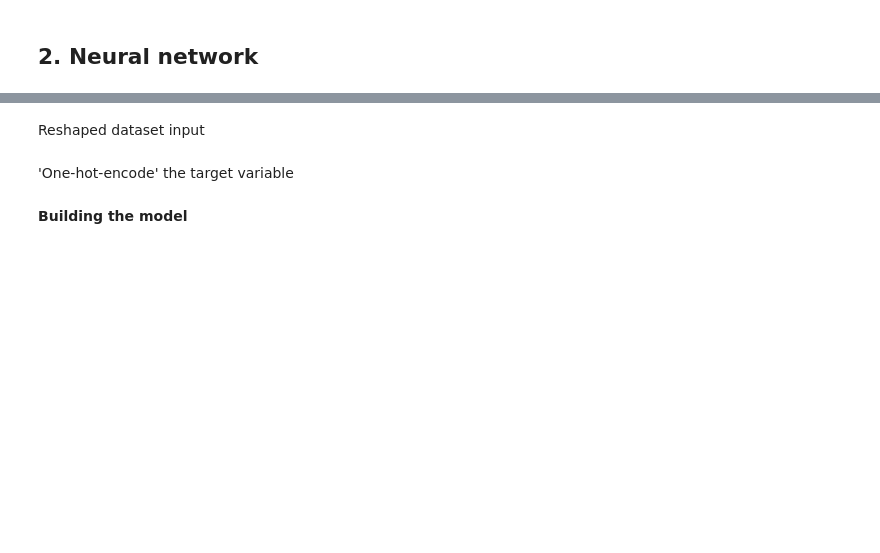
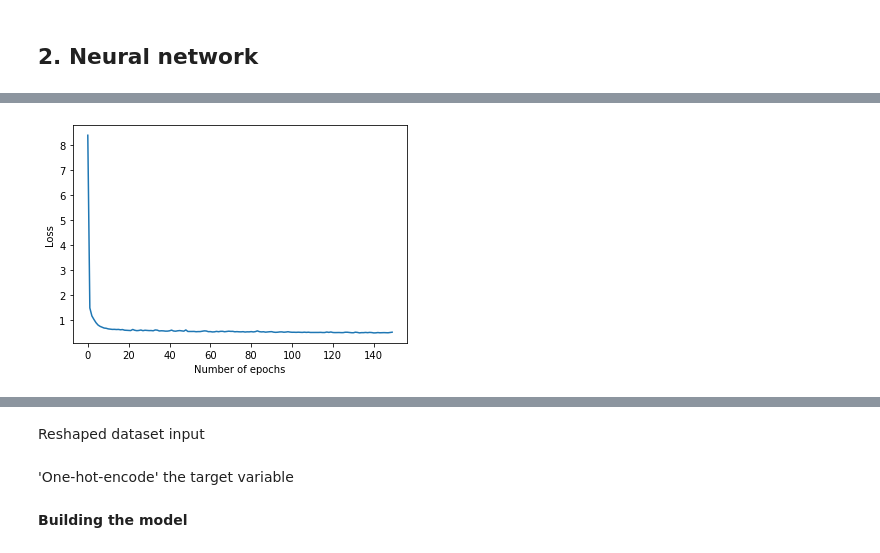
Before and after one commit to fernandolucasaa/computerGeneratedHolography, a Jupyter notebook: neural_network/jupyter_neural_network_classification_problem_holograms.ipynb, the cells around one changed output, grey strips where cells are left out. Drawn from its saved outputs; the diff is of its cells as text; code cells hidden in the pictures; blank space fills up the shorter version.

```diff
--- a/neural_network/jupyter_neural_network_classification_problem_holograms.ipynb
+++ b/neural_network/jupyter_neural_network_classification_problem_holograms.ipynb
@@ -55,0 +53,24 @@ Wall time: 19.2 s
+# %%
+# Create the model
+model = Sequential() # build a model layer by layer
+
+# Add model layers
+
+# First layer (input layer)
+nb_nodes1 = 12
+input_dim1 = 8
+activation1 = 'relu' # Rectified linear unit (ReLU)
+
+model.add(Dense(nb_nodes1, input_dim=input_dim1, activation=activation1))
+
+# Second layer (hidden layer)
+nb_nodes2 = 8
+activation2 = 'relu' # Rectified linear unit (ReLU)
+
+model.add(Dense(nb_nodes2, activation=activation2))
+
+# Third layer (output layer)
+nb_nodes3 = 1
+activation3 = 'sigmoid' # Sigmoid, ensures the newtowork output between 0 and 1
+
+model.add(Dense(nb_nodes3, activation=activation3))
@@ -55,0 +81,7 @@ Wall time: 19.2 s
+# %%
+# loss_fct = 'categorical_crossentropy' # Used for classification problem
+loss_fct = 'binary_crossentropy'
+opt_fct = 'adam' # Popular version of Gradient Descent
+metrics_fct = ['accuracy'] # Classification problem
+
+model.compile(loss=loss_fct, optimizer=opt_fct, metrics=metrics_fct)
@@ -55,0 +92,5 @@ Wall time: 19.2 s
+# %%
+nb_epochs = 150
+nb_batchs = 10
+# %%
+history = model.fit(X, y, epochs=nb_epochs, batch_size=nb_batchs)
@@ -55,0 +133,7 @@ Wall time: 19.2 s
+# %%
+plt.plot(history.history['loss'], label = 'train')
+plt.xlabel('Number of epochs')
+plt.ylabel('Loss')
+plt.show()
+# %% [output]
+[figure, added]
```
Also changed, not shown: parts of 11 cells of this notebook, 1 other file.
